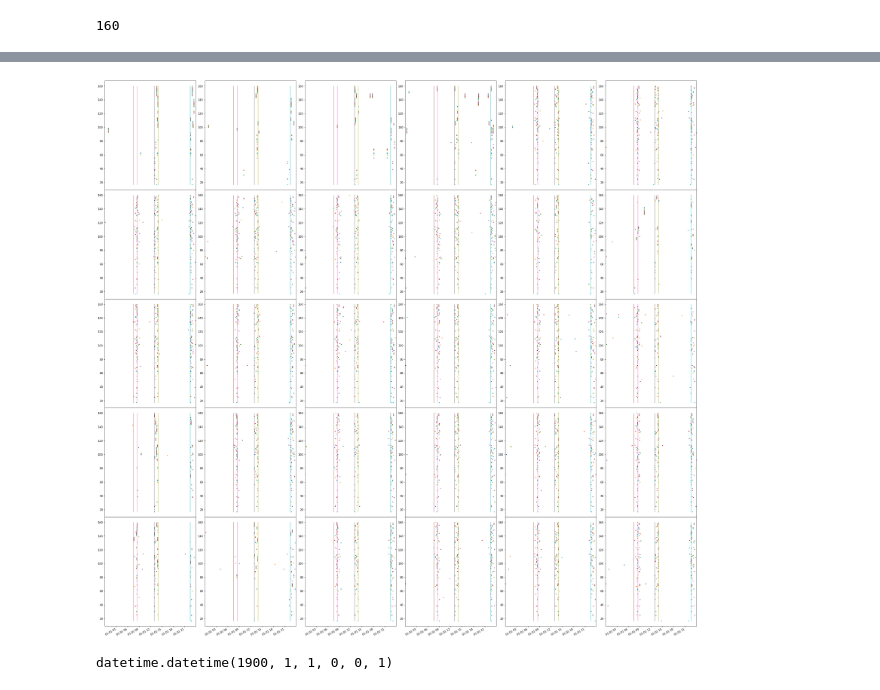
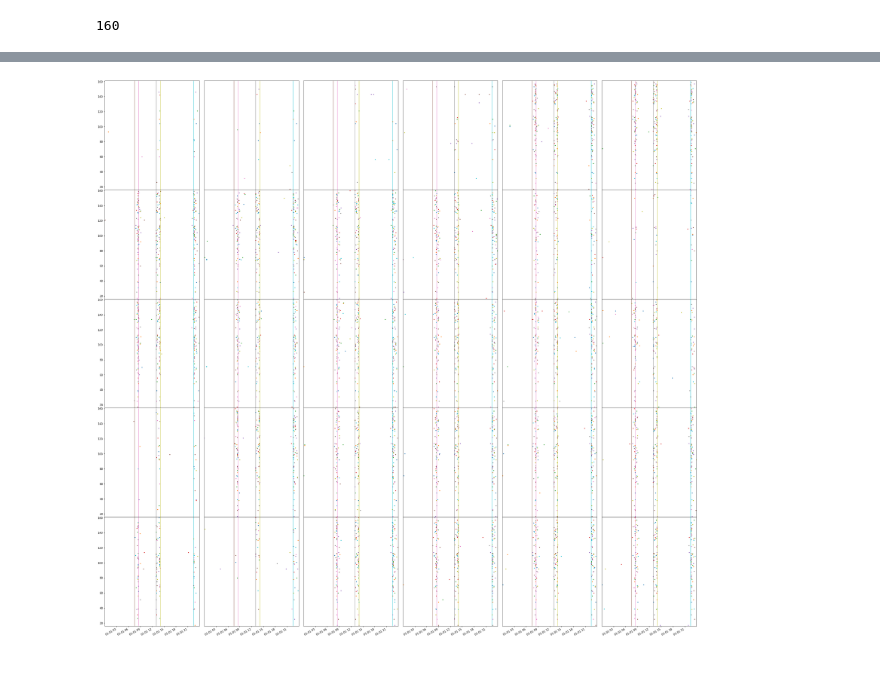
Before and after one commit to rachpt/note-book, a Jupyter notebook: 考勤打卡可视化.ipynb, the cells around one changed output, grey strips where cells are left out. Saved outputs shown, nothing was run; the diff lists cells and outputs as text; code cells hidden in the pictures.

```diff
--- a/考勤打卡可视化.ipynb
+++ b/考勤打卡可视化.ipynb
@@ -43,6 +28,3 @@ str1
 df.shape[0]
 # %% [output]
 82
-# %%
-x = pd.to_datetime(l1,format='%H:%M:%S')
-x
@@ -59,9 +37,3 @@ True
 df['工号'].max()
 # %% [output]
 160
-# %%
-for i in range(df.shape[0]):
-    str1 = df.iloc[[i]][5].str.split(pat = "\n").tolist()[0]
-#     print(str1,type(str1))
-    if type(str1) == list:
-        print(str1[0],i)
@@ -86,37 +40,32 @@ for i in range(df.shape[0]):
 # %%
 plt.figure(figsize=(40,42))
-plt.subplots_adjust(wspace =.1, hspace =0) #调整子图间距
+plt.subplots_adjust(wspace =.05, hspace =0) #调整子图间距
+am730 = [datetime.strptime('1900-01-01 07:30:00','%Y-%m-%d %H:%M:%S')] * 2
+am830 = [datetime.strptime('1900-01-01 08:30:00','%Y-%m-%d %H:%M:%S')] * 2
+pm13  = [datetime.strptime('1900-01-01 13:00:00','%Y-%m-%d %H:%M:%S')] * 2
+pm14  = [datetime.strptime('1900-01-01 14:00:00','%Y-%m-%d %H:%M:%S')] * 2
+pm22  = [datetime.strptime('1900-01-01 22:30:00','%Y-%m-%d %H:%M:%S')] * 2
+lim = [df['工号'].min()-1,df['工号'].max()+1]
+
 for j in range(30):
     day = j+1
     plt.subplot(5,6,day)
+    if day % 6 != 1:
+        plt.yticks([])
     for i in range(df.shape[0]):
         str1 = df.iloc[[i]][day].str.split(pat = "\n").tolist()[0]
         if type(str1) == list:
             x = pd.to_datetime(str1,format='%H:%M:%S')
-        if x is not ['nan']:
-            plt.scatter(x,[int(df.iloc[[i]]['工号'])] * len(x),s=5)
-            plt.xlim(datetime.datetime.strptime('1900-01-01 00:00:01','%Y-%m-%d %H:%M:%S'),
-                 datetime.datetime.strptime('1900-01-01 23:59:01','%Y-%m-%d %H:%M:%S'))
-            plt.gcf().autofmt_xdate()
-
-        plt.plot([datetime.datetime.strptime('1900-01-01 07:30:00','%Y-%m-%d %H:%M:%S'),
-                 datetime.datetime.strptime('1900-01-01 07:30:00','%Y-%m-%d %H:%M:%S')],
-                [df['工号'].min(),df['工号'].max()],lw=1)
-        plt.plot([datetime.datetime.strptime('1900-01-01 08:30:00','%Y-%m-%d %H:%M:%S'),
-                 datetime.datetime.strptime('1900-01-01 08:30:00','%Y-%m-%d %H:%M:%S')],
-                [df['工号'].min(),df['工号'].max()],lw=1)
-        plt.plot([datetime.datetime.strptime('1900-01-01 13:00:00','%Y-%m-%d %H:%M:%S'),
-                 datetime.datetime.strptime('1900-01-01 13:00:00','%Y-%m-%d %H:%M:%S')],
-                [df['工号'].min(),df['工号'].max()],lw=1)
-        plt.plot([datetime.datetime.strptime('1900-01-01 14:00:00','%Y-%m-%d %H:%M:%S'),
-                 datetime.datetime.strptime('1900-01-01 14:00:00','%Y-%m-%d %H:%M:%S')],
-                [df['工号'].min(),df['工号'].max()],lw=1)
-        plt.plot([datetime.datetime.strptime('1900-01-01 22:30:00','%Y-%m-%d %H:%M:%S'),
-                 datetime.datetime.strptime('1900-01-01 22:30:00','%Y-%m-%d %H:%M:%S')],
-                [df['工号'].min(),df['工号'].max()],lw=1)
+            if x is not ['nan']:
+                plt.scatter(x,[int(df.iloc[[i]]['工号'])] * len(x),s=5)
+                plt.xlim(datetime.strptime('1900-01-01 00:00:01','%Y-%m-%d %H:%M:%S'),
+                     datetime.strptime('1900-01-01 23:59:01','%Y-%m-%d %H:%M:%S'))
+        plt.ylim(lim)
+        plt.plot(am730,lim,lw=1)
+        plt.plot(am830,lim,lw=1)
+        plt.plot(pm13,lim,lw=1)
+        plt.plot(pm14,lim,lw=1)
+        plt.plot(pm22,lim,lw=1)
+        plt.gcf().autofmt_xdate()
 # %% [output]
-[figure, old version]
+[figure, new version]
-# %%
-datetime.datetime.strptime('1900-01-01 00:00:01','%Y-%m-%d %H:%M:%S')
-# %% [output]
-datetime.datetime(1900, 1, 1, 0, 0, 1)
```
Also changed, not shown: parts of 5 cells of this notebook.
